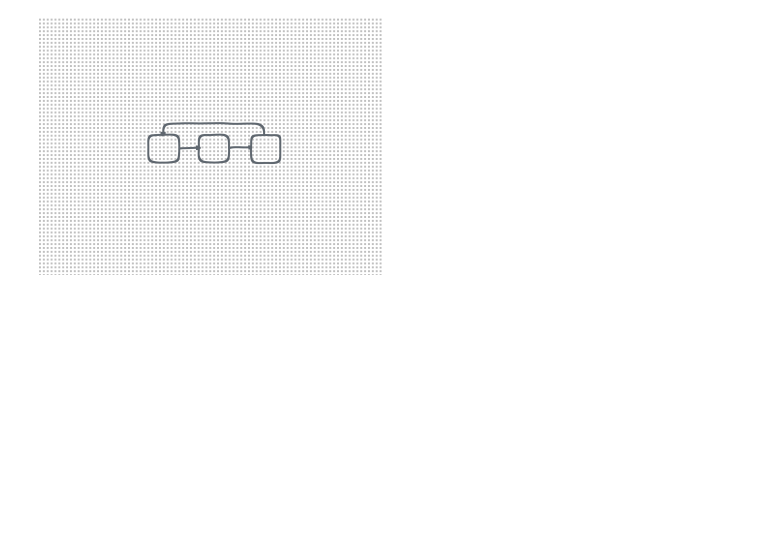
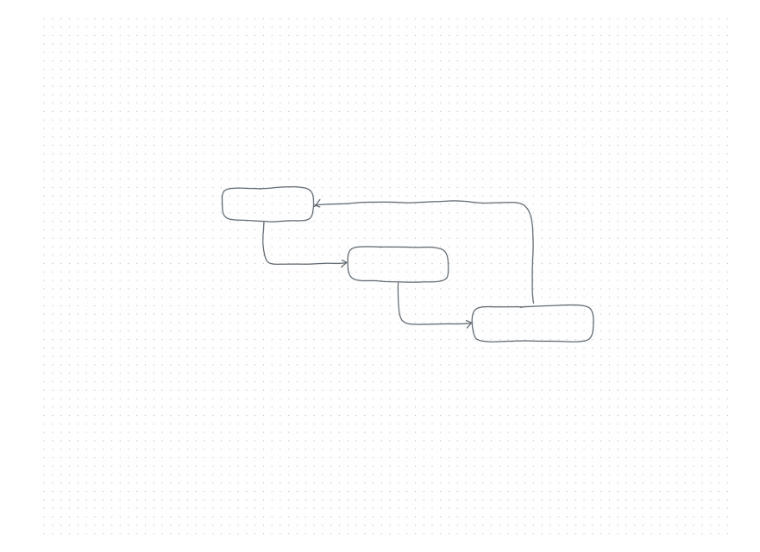
Before and after one commit to narphorium/sketch2canvas, a Jupyter notebook: notebooks/few_shot_prompt.ipynb, the cells around one changed output. Cells and saved outputs as stored; diff of their text form; code cells hidden in the pictures; blank space fills up the shorter version.

```diff
--- a/notebooks/few_shot_prompt.ipynb
+++ b/notebooks/few_shot_prompt.ipynb
@@ -22,11 +21,11 @@ MODEL_NAME = "claude-3-opus-20240229"
 # %%
 from IPython.display import Image
 
-IMAGE_FILE = '../data/images/scaled/shapes-3.png'
+IMAGE_FILE = '../data/images/shapes-5.png'
 
 Image(filename=IMAGE_FILE)
 # %% [output]
-[figure, old version]
+[figure, new version]
 # %%
 system_prompt = '''You are a expert technical diagram converter.
 Your task is to create a JSON Canvas diagram from a handwritten sketch.
```
Also changed, not shown: parts of 3 cells of this notebook, 16 other files.
